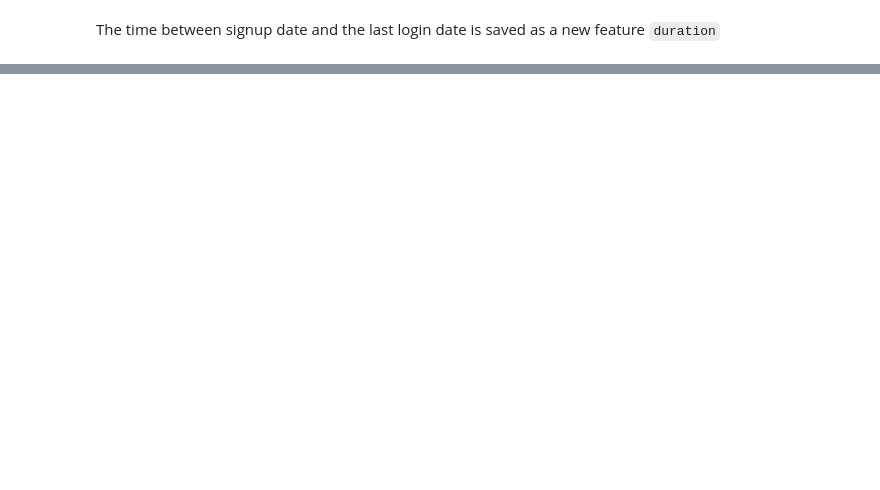
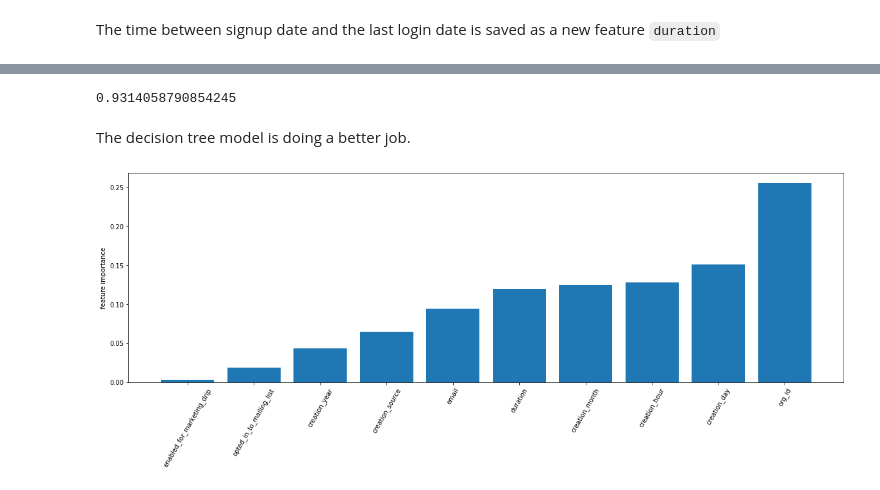
Before and after one commit to jlzhang93/relax_challenge, a Jupyter notebook: relax_challenge.ipynb, the cells around one changed output, grey strips where cells are left out. Drawn from its saved outputs; the diff is of its cells as text; code cells hidden in the pictures; blank space fills up the shorter version.

```diff
--- a/relax_challenge.ipynb
+++ b/relax_challenge.ipynb
@@ -170,0 +374,17 @@ The ROC AUC score is 0.9484371318446334.
+# %%
+print(roc_auc_score(ypred_re, ytest_re))
+# %% [output]
+0.9314058790854245
+# %% [markdown]
+The decision tree model is doing a better job.
+# %%
+result = pd.DataFrame(clf.tree_.compute_feature_importances(), index=X.columns,
+                      columns=['feature_importance']).sort_values('feature_importance')
+# %%
+plt.figure(figsize=(20, 6))
+plt.bar(result.index, result.feature_importance)
+plt.xticks(rotation=60)
+plt.ylabel('feature importance')
+plt.show()
+# %% [output]
+[figure, added]
```
Also changed, not shown: parts of 77 cells of this notebook.
